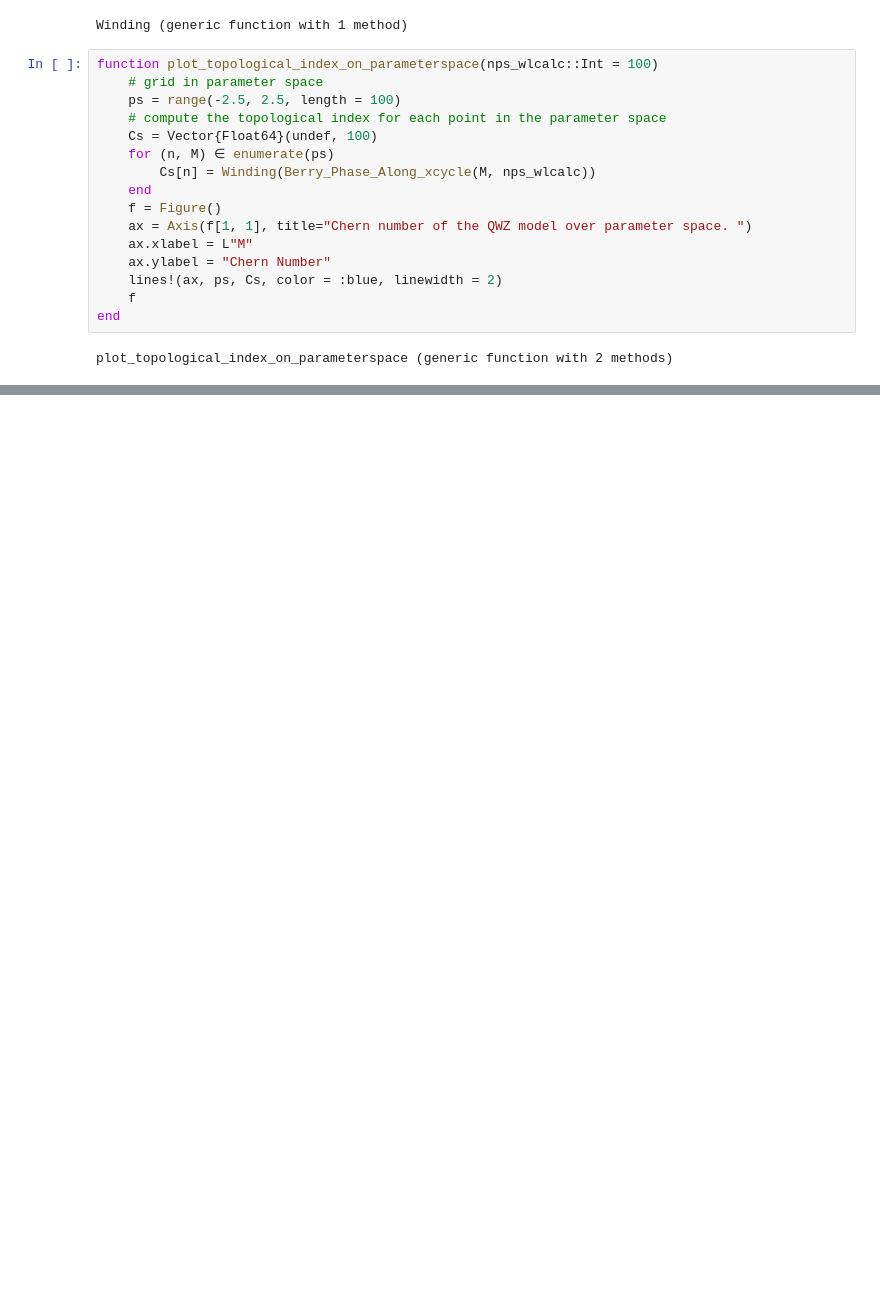
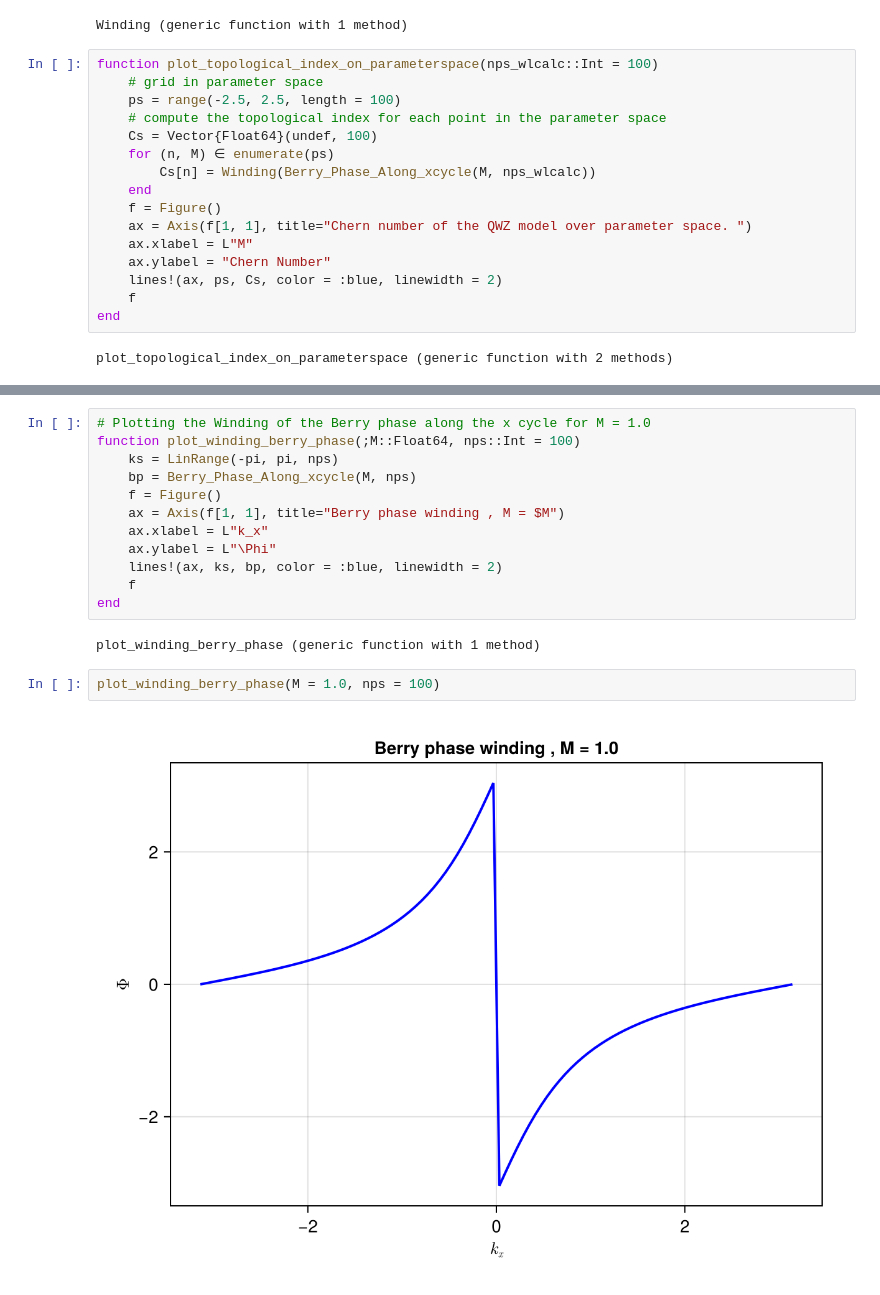
Before and after one commit to nabil-atlam/kagome, a Jupyter notebook: KagomeTransport/notebooks/Qi_Wu_Zhang_PhaseDiagram.ipynb, the cells around one changed output, grey strips where cells are left out. Drawn from its saved outputs; the diff is of its cells as text; blank space fills up the shorter version.

```diff
--- a/KagomeTransport/notebooks/Qi_Wu_Zhang_PhaseDiagram.ipynb
+++ b/KagomeTransport/notebooks/Qi_Wu_Zhang_PhaseDiagram.ipynb
@@ -159,2 +159,20 @@ plot_topological_index_on_parameterspace(100)
 # %% [output]
 [figure]
+# %%
+# Plotting the Winding of the Berry phase along the x cycle for M = 1.0
+function plot_winding_berry_phase(;M::Float64, nps::Int = 100)
+    ks = LinRange(-pi, pi, nps)
+    bp = Berry_Phase_Along_xcycle(M, nps)
+    f = Figure()
+    ax = Axis(f[1, 1], title="Berry phase winding , M = $M")
+    ax.xlabel = L"k_x"
+    ax.ylabel = L"\Phi"
+    lines!(ax, ks, bp, color = :blue, linewidth = 2)
+    f
+end
+# %% [output]
+plot_winding_berry_phase (generic function with 1 method)
+# %%
+plot_winding_berry_phase(M = 1.0, nps = 100)
+# %% [output]
+[figure, added]
```
Also changed, not shown: parts of 7 cells of this notebook.
